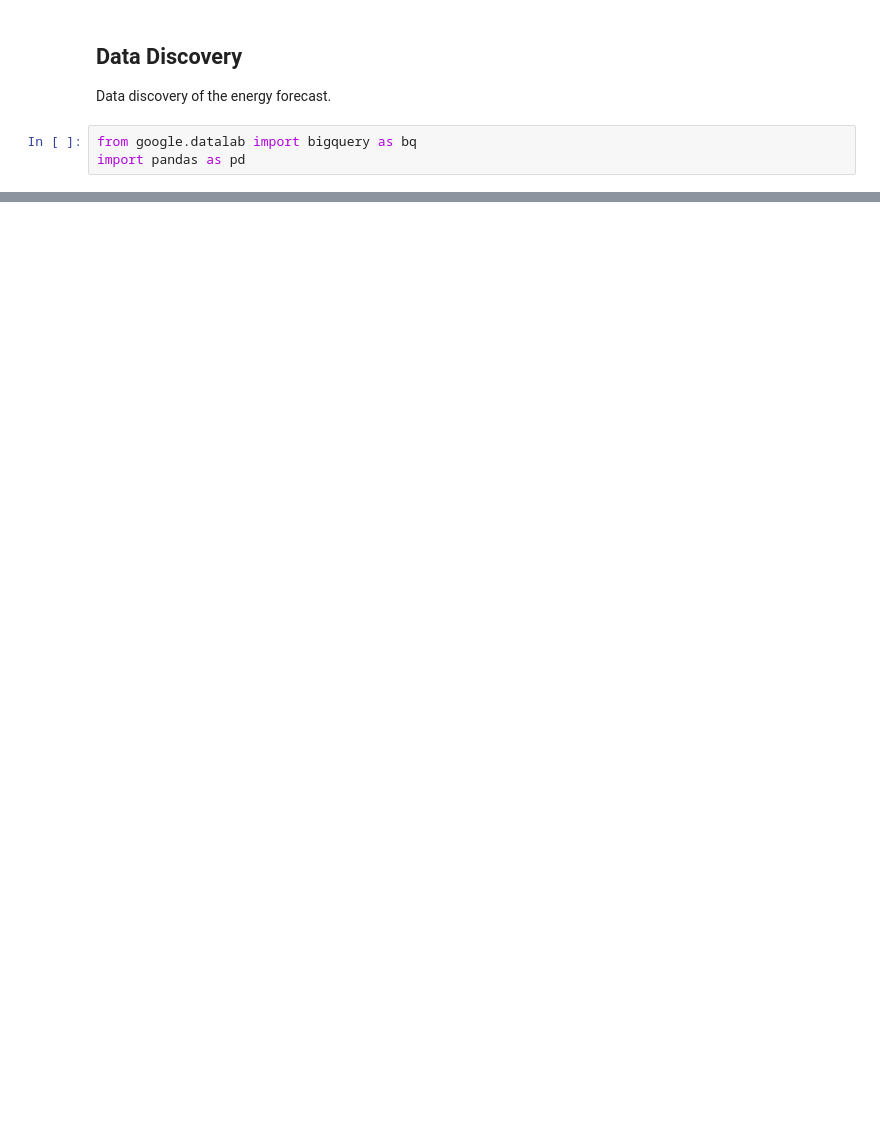
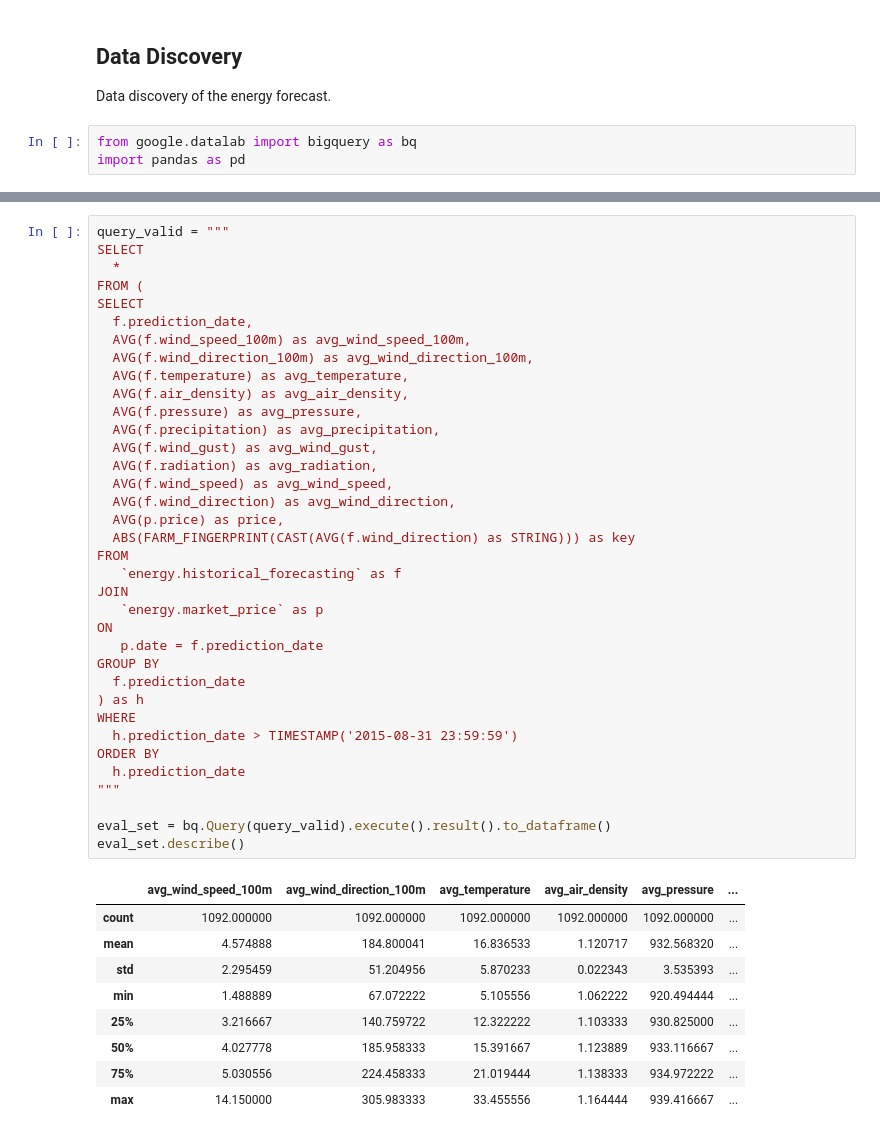
Before and after one commit to donaverghes/energy_forecasting, a Jupyter notebook: discovery/data-discovery.ipynb, the cells around one changed output, grey strips where cells are left out. Drawn from its saved outputs; the diff is of its cells as text; blank space fills up the shorter version.

```diff
--- a/discovery/data-discovery.ipynb
+++ b/discovery/data-discovery.ipynb
@@ -93,2 +272,48 @@ df.describe()
 | max | 15.044444 | 329.544444 | 41.044444 | 1.229444 | 961.238889 | ... |
+# %%
+query_valid = """
+SELECT
+  *
+FROM (
+SELECT
+  f.prediction_date,
+  AVG(f.wind_speed_100m) as avg_wind_speed_100m,
+  AVG(f.wind_direction_100m) as avg_wind_direction_100m,
+  AVG(f.temperature) as avg_temperature,
+  AVG(f.air_density) as avg_air_density,
+  AVG(f.pressure) as avg_pressure,
+  AVG(f.precipitation) as avg_precipitation,
+  AVG(f.wind_gust) as avg_wind_gust,
+  AVG(f.radiation) as avg_radiation,
+  AVG(f.wind_speed) as avg_wind_speed,
+  AVG(f.wind_direction) as avg_wind_direction,
+  AVG(p.price) as price,
+  ABS(FARM_FINGERPRINT(CAST(AVG(f.wind_direction) as STRING))) as key
+FROM
+   `energy.historical_forecasting` as f
+JOIN
+   `energy.market_price` as p
+ON
+   p.date = f.prediction_date
+GROUP BY
+  f.prediction_date
+) as h
+WHERE
+  h.prediction_date > TIMESTAMP('2015-08-31 23:59:59')
+ORDER BY
+  h.prediction_date
+"""
+
+eval_set = bq.Query(query_valid).execute().result().to_dataframe()
+eval_set.describe()
+# %% [output]
+|  | avg_wind_speed_100m | avg_wind_direction_100m | avg_temperature | avg_air_density | avg_pressure | ... |
+| count | 1092.000000 | 1092.000000 | 1092.000000 | 1092.000000 | 1092.000000 | ... |
+| mean | 4.574888 | 184.800041 | 16.836533 | 1.120717 | 932.568320 | ... |
+| std | 2.295459 | 51.204956 | 5.870233 | 0.022343 | 3.535393 | ... |
+| min | 1.488889 | 67.072222 | 5.105556 | 1.062222 | 920.494444 | ... |
+| 25% | 3.216667 | 140.759722 | 12.322222 | 1.103333 | 930.825000 | ... |
+| 50% | 4.027778 | 185.958333 | 15.391667 | 1.123889 | 933.116667 | ... |
+| 75% | 5.030556 | 224.458333 | 21.019444 | 1.138333 | 934.972222 | ... |
+| max | 14.150000 | 305.983333 | 33.455556 | 1.164444 | 939.416667 | ... |
 # %%
```
Also changed, not shown: parts of 20 cells of this notebook, 1 other file.
